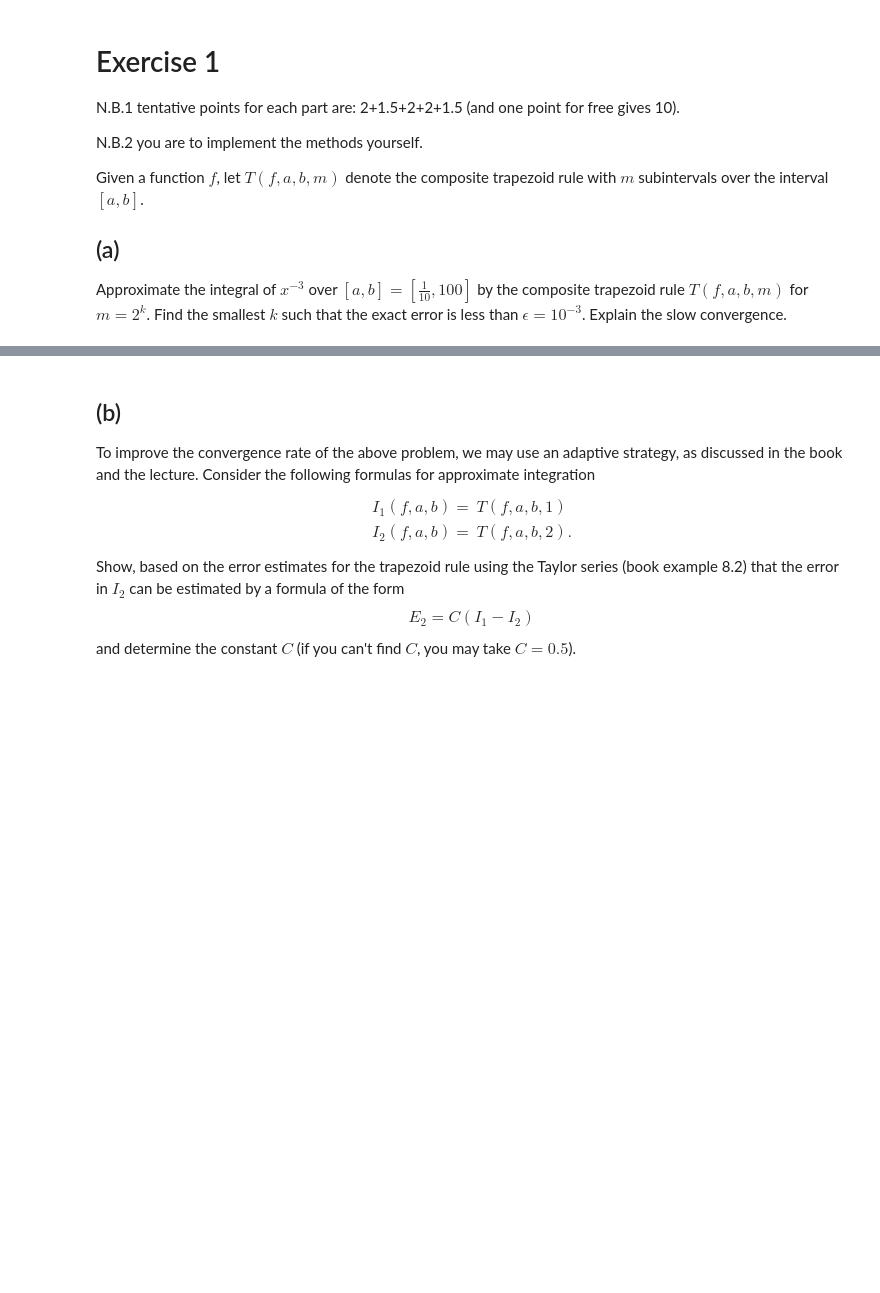
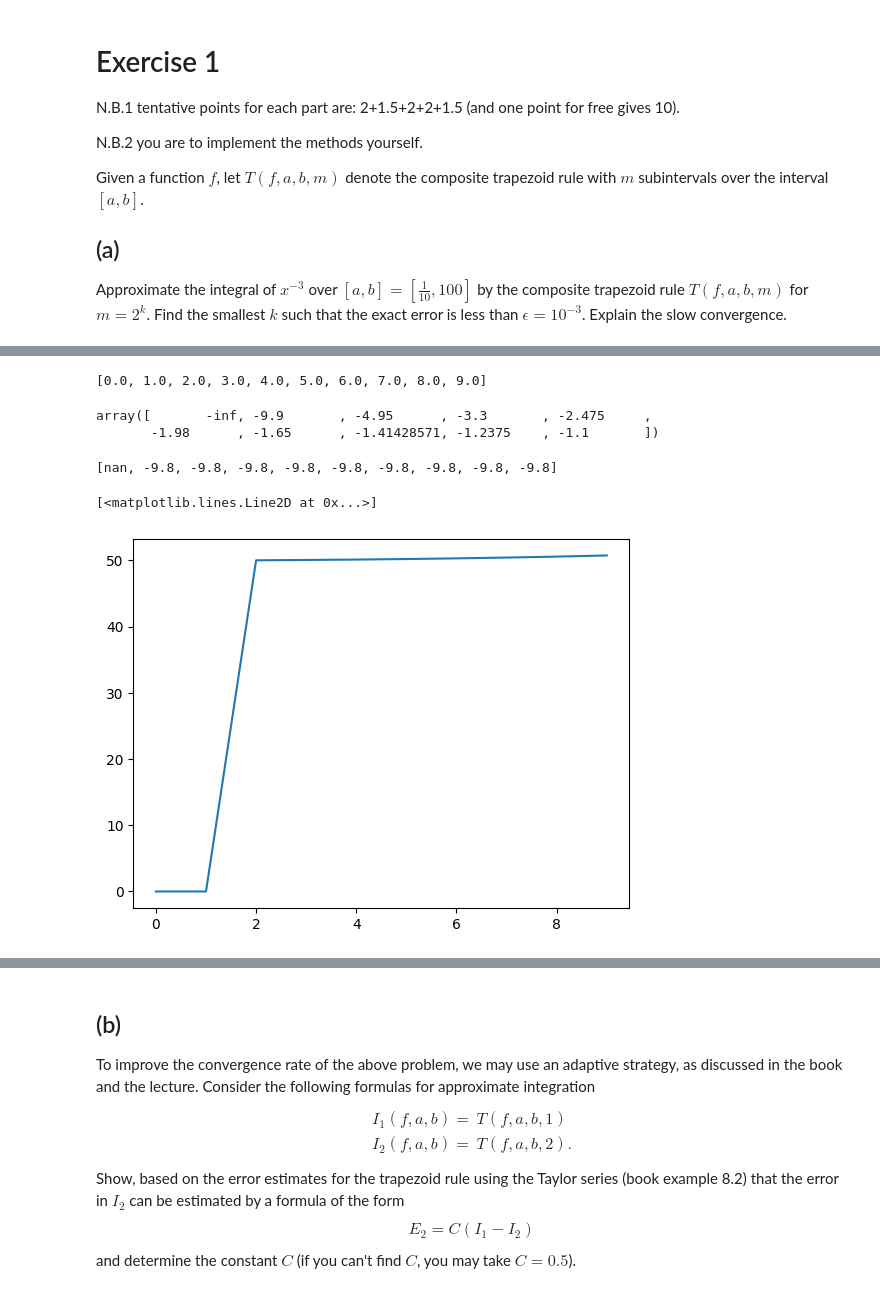
Before and after one commit to NitaiNijholt/NumericalAlgos, a Jupyter notebook: hw6_2023.ipynb, the cells around one changed output, grey strips where cells are left out. Drawn from its saved outputs; the diff is of its cells as text; code cells hidden in the pictures; blank space fills up the shorter version.

```diff
--- a/hw6_2023.ipynb
+++ b/hw6_2023.ipynb
@@ -33,0 +35,6 @@ Then the integral of f(x), F(X) = $ \frac{-1}{2x^{2}}$
+# %%
+def func(x):
+    return x**-3
+
+def analytical_integral_of_func(x):
+    return 1/(2*x**2)
@@ -33,0 +85,11 @@ Then the integral of f(x), F(X) = $ \frac{-1}{2x^{2}}$
+# %%
+a = 1/10
+b = 10
+ms = [2**k for k in range(2, 30)]
+
+
+h = (b-a)/(m -1)
+
+for j in range(int(m)-1):
+        x_j = a + j*h
+        print(x_j)
@@ -33,0 +100,3 @@ Then the integral of f(x), F(X) = $ \frac{-1}{2x^{2}}$
+# %%
+m = ms[0]
+print(np.linspace(a,b,m))
@@ -33,0 +139,18 @@ Then the integral of f(x), F(X) = $ \frac{-1}{2x^{2}}$
+# %%
+a = 1/10
+b = 10
+ms = [2**k for k in range(2, 30)]
+points = [np.linspace(a,b,m) for m in ms]
+
+
+numerical = [T(func,a,b,m) for m in ms]
+analytical = [analytical_integral_of_func(point) for point in points]
+
+# k = np.log2(m)
+
+# ks = [np.log2(m) for m in ms]
+# hs = np.array([(a-b)/k for k in ks])
+# xs = [a + j*h for j, h in enumerate(hs)]
+
+
+# analytical = np.array([analytical_deriv_of_func(x) for x in xs])
@@ -33,0 +217,18 @@ Then the integral of f(x), F(X) = $ \frac{-1}{2x^{2}}$
+# %%
+ks
+# %% [output]
+[0.0, 1.0, 2.0, 3.0, 4.0, 5.0, 6.0, 7.0, 8.0, 9.0]
+# %%
+hs
+# %% [output]
+array([       -inf, -9.9       , -4.95      , -3.3       , -2.475     ,
+       -1.98      , -1.65      , -1.41428571, -1.2375    , -1.1       ])
+# %%
+xs
+# %% [output]
+[nan, -9.8, -9.8, -9.8, -9.8, -9.8, -9.8, -9.8, -9.8, -9.8]
+# %%
+plt.plot(analytical, label = 'analytical')
+# %% [output]
+[<matplotlib.lines.Line2D at 0x...>]
+[figure, added]
```
Also changed, not shown: parts of 17 cells of this notebook.
